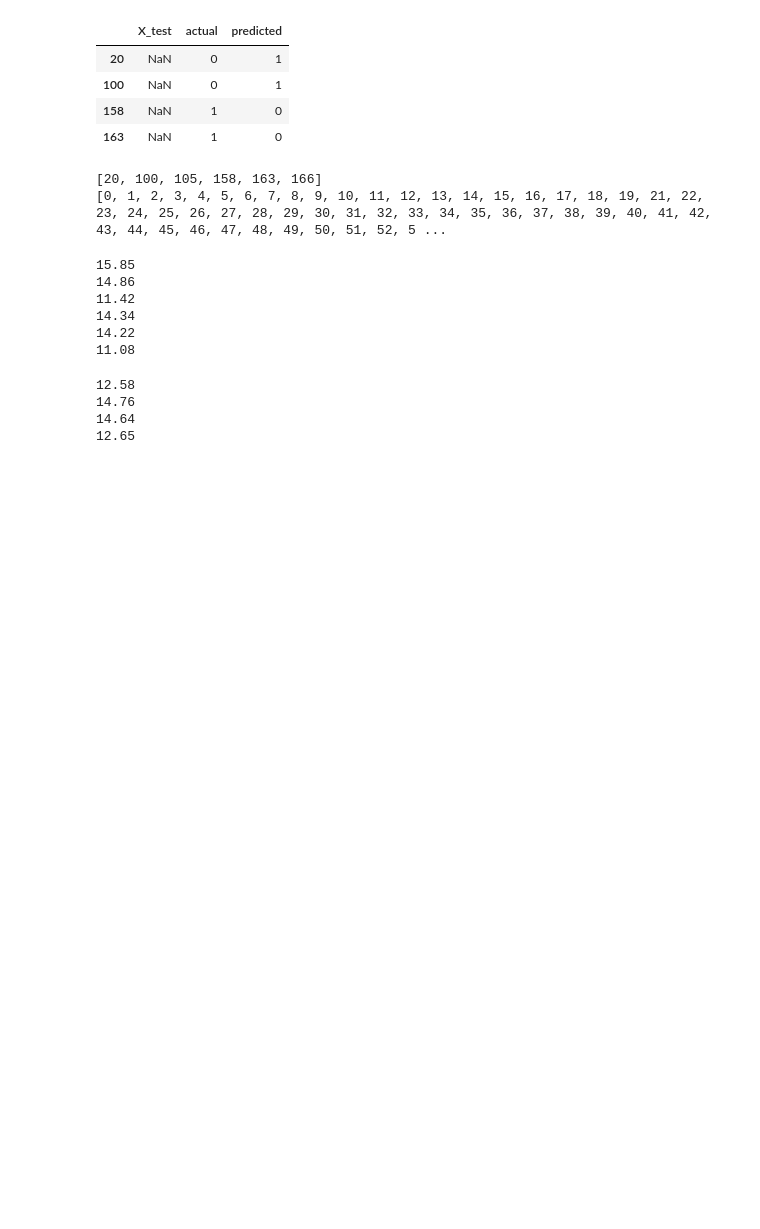
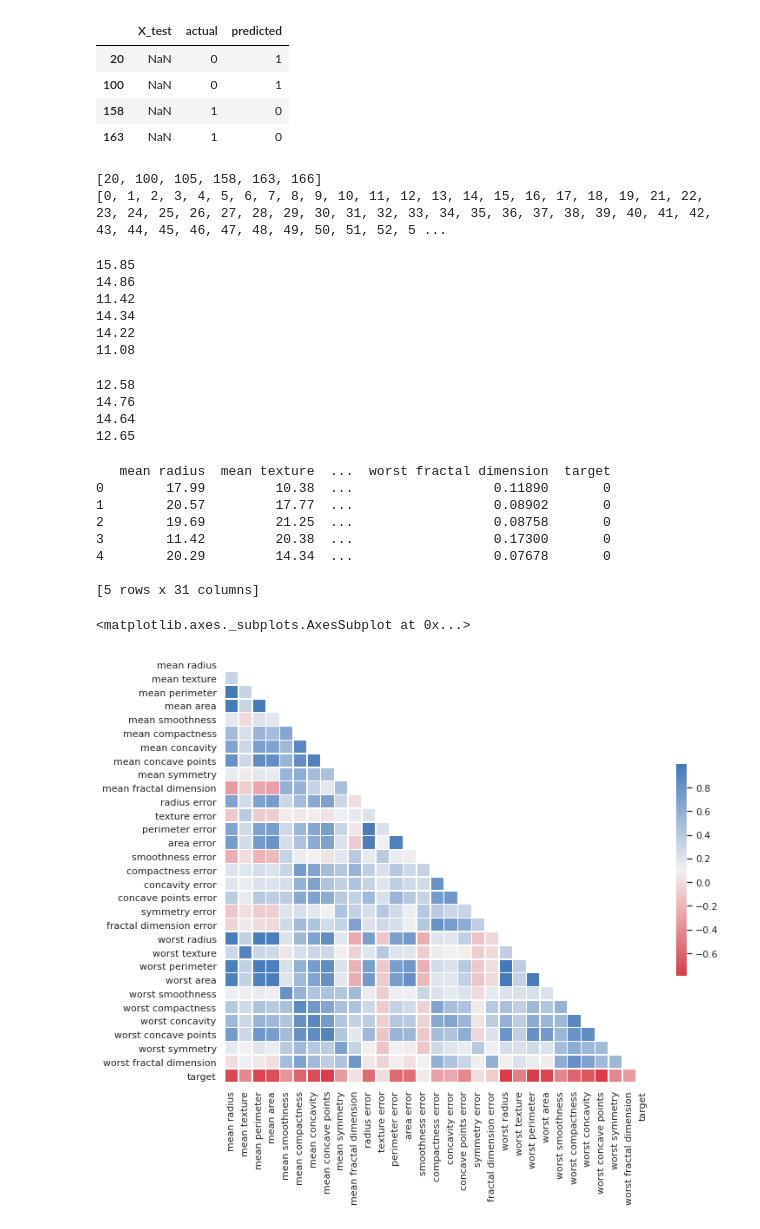
Before and after one commit to xanasa14/MLImplementations, a Jupyter notebook: BreastCancerAlgorithmsComparison.ipynb, the cells around one changed output. Cells and saved outputs as stored; diff of their text form; code cells hidden in the pictures; blank space fills up the shorter version.

```diff
--- a/BreastCancerAlgorithmsComparison.ipynb
+++ b/BreastCancerAlgorithmsComparison.ipynb
@@ -485,3 +487,28 @@ for i in goodPred:
 14.76
 14.64
 12.65
+# %%
+data = pd.read_csv('/content/drive/MyDrive/BreastCancer/breastCancerData.csv')
+
+print(data.head())
+# use the pands .corr() function to compute pairwise correlations for the dataframe
+corr = data.corr()
+# visualise the data with seaborn
+mask = np.triu(np.ones_like(corr, dtype=np.bool))
+sns.set_style(style = 'white')
+f, ax = plt.subplots(figsize=(11, 9))
+cmap = sns.diverging_palette(10, 250, as_cmap=True)
+sns.heatmap(corr, mask=mask, cmap=cmap,
+        square=True,
+        linewidths=.5, cbar_kws={"shrink": .5}, ax=ax)
+# %% [output]
+   mean radius  mean texture  ...  worst fractal dimension  target
+0        17.99         10.38  ...                  0.11890       0
+1        20.57         17.77  ...                  0.08902       0
+2        19.69         21.25  ...                  0.08758       0
+3        11.42         20.38  ...                  0.17300       0
+4        20.29         14.34  ...                  0.07678       0
+
+[5 rows x 31 columns]
+<matplotlib.axes._subplots.AxesSubplot at 0x...>
+[figure, added]
```
Also changed, not shown: parts of 2 cells of this notebook.
